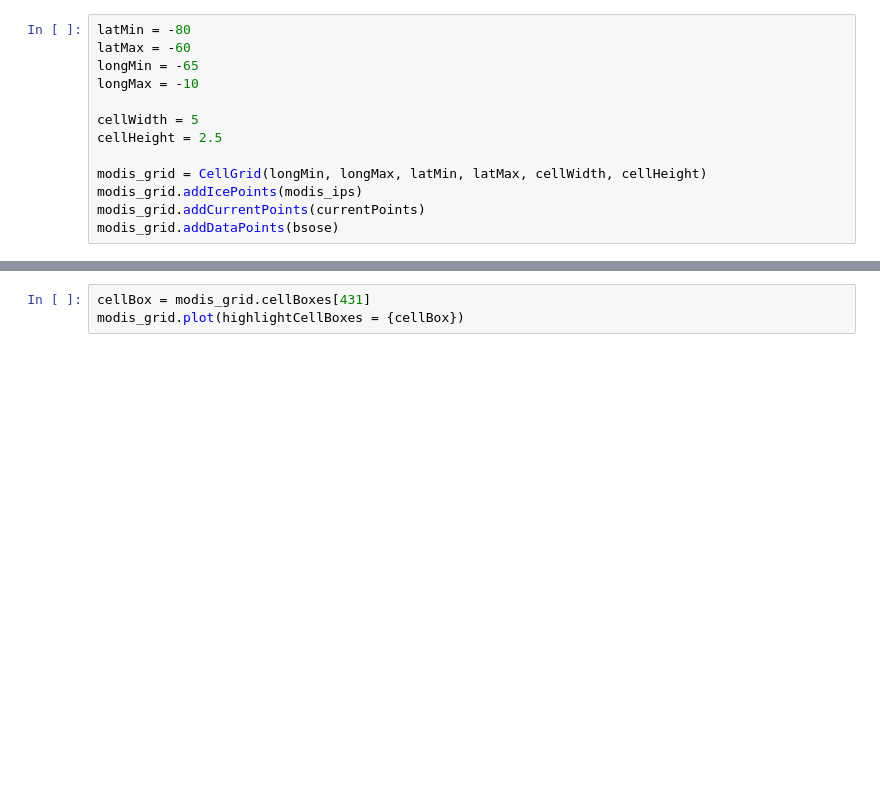
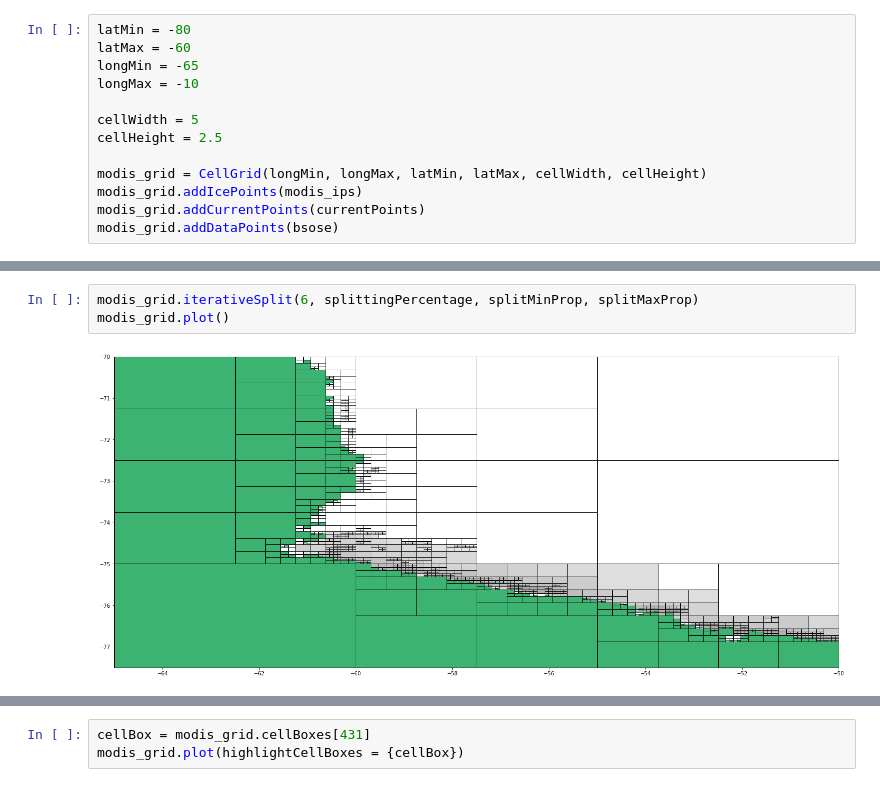
Before and after one commit to antarctica/PolarRoute, a Jupyter notebook: Modis_Testing.ipynb, the cells around one changed output, grey strips where cells are left out. Drawn from its saved outputs; the diff is of its cells as text; blank space fills up the shorter version.

```diff
--- a/Modis_Testing.ipynb
+++ b/Modis_Testing.ipynb
@@ -124,0 +147,5 @@ modis_grid.plot()
+# %%
+modis_grid.iterativeSplit(6, splittingPercentage, splitMinProp, splitMaxProp)
+modis_grid.plot()
+# %% [output]
+[figure, added]
```
Also changed, not shown: parts of 7 cells of this notebook.
